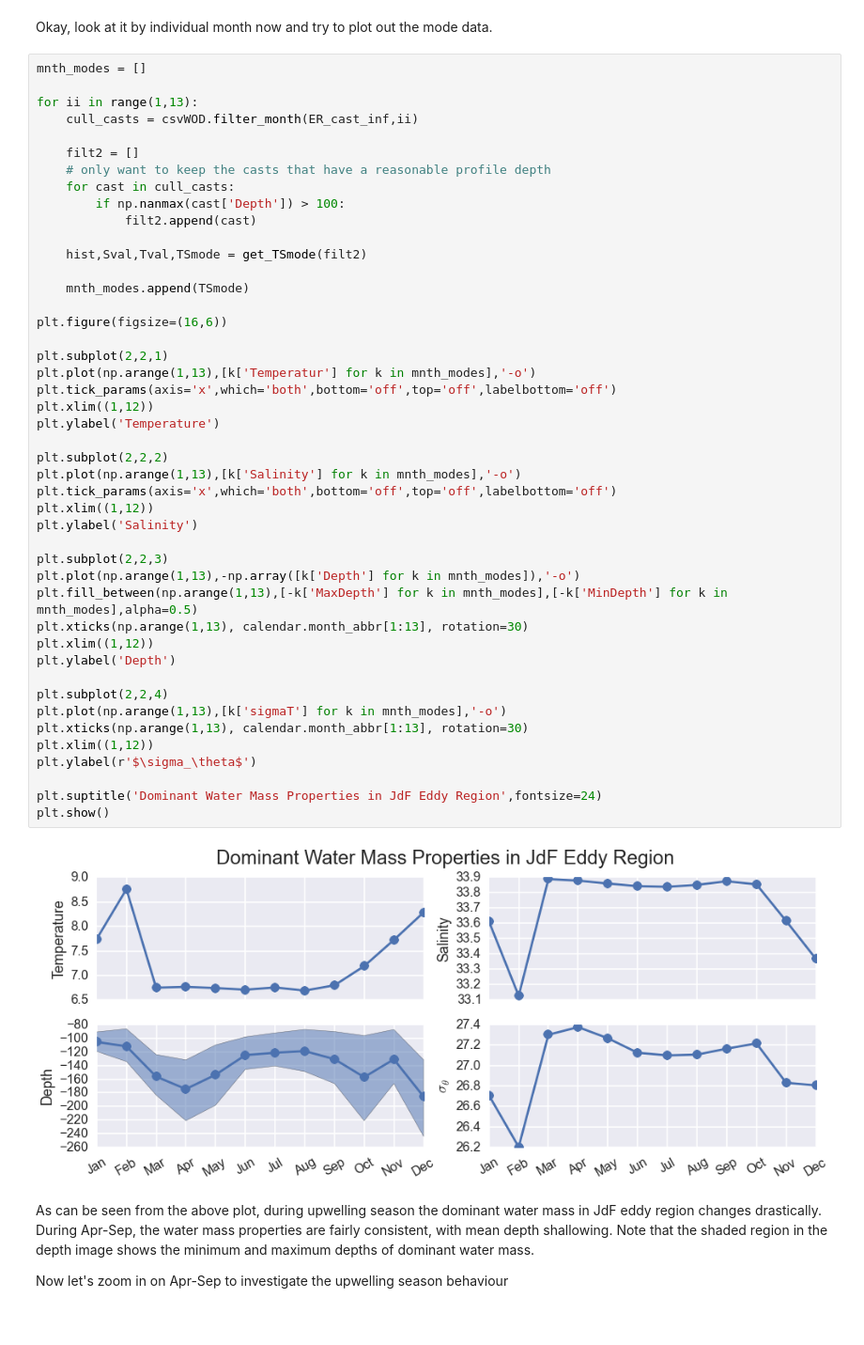
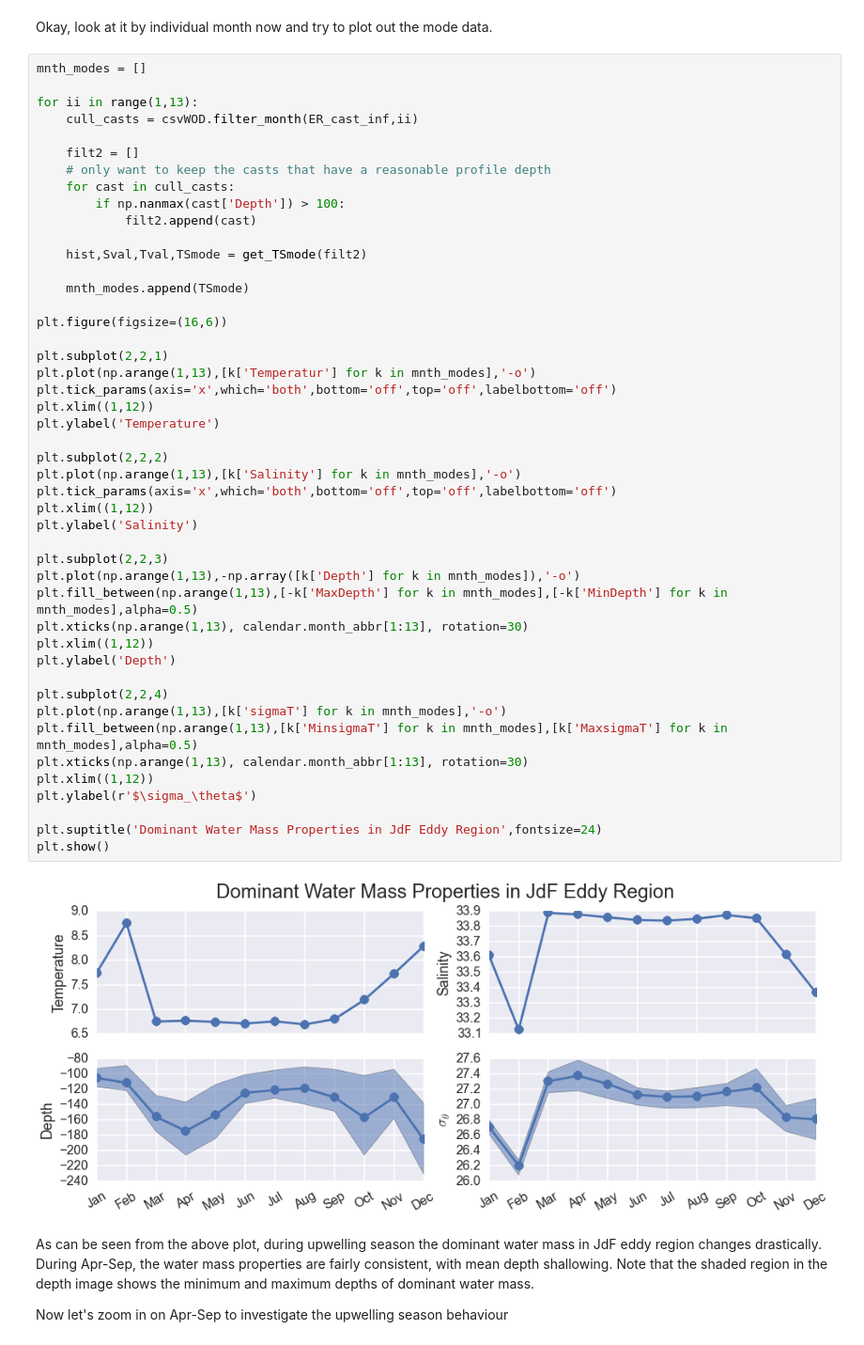
Before and after one commit to UBC-MOAD/falkor_upwelling, a Jupyter notebook: 1_Notebooks/NOAA_eddy_water_variability.ipynb, the cells around one changed output. Shown: that part at 94% size. Drawn from its saved outputs; the diff is of its cells as text.

```diff
--- a/1_Notebooks/NOAA_eddy_water_variability.ipynb
+++ b/1_Notebooks/NOAA_eddy_water_variability.ipynb
@@ -354,34 +354,35 @@ for ii in range(1,13):
 plt.figure(figsize=(16,6))
 
 plt.subplot(2,2,1)
 plt.plot(np.arange(1,13),[k['Temperatur'] for k in mnth_modes],'-o')
 plt.tick_params(axis='x',which='both',bottom='off',top='off',labelbottom='off')
 plt.xlim((1,12))
 plt.ylabel('Temperature')
 
 plt.subplot(2,2,2)
 plt.plot(np.arange(1,13),[k['Salinity'] for k in mnth_modes],'-o')
 plt.tick_params(axis='x',which='both',bottom='off',top='off',labelbottom='off')
 plt.xlim((1,12))
 plt.ylabel('Salinity')
 
 plt.subplot(2,2,3)
 plt.plot(np.arange(1,13),-np.array([k['Depth'] for k in mnth_modes]),'-o')
 plt.fill_between(np.arange(1,13),[-k['MaxDepth'] for k in mnth_modes],[-k['MinDepth'] for k in mnth_modes],alpha=0.5)
 plt.xticks(np.arange(1,13), calendar.month_abbr[1:13], rotation=30)
 plt.xlim((1,12))
 plt.ylabel('Depth')
 
 plt.subplot(2,2,4)
 plt.plot(np.arange(1,13),[k['sigmaT'] for k in mnth_modes],'-o')
+plt.fill_between(np.arange(1,13),[k['MinsigmaT'] for k in mnth_modes],[k['MaxsigmaT'] for k in mnth_modes],alpha=0.5)
 plt.xticks(np.arange(1,13), calendar.month_abbr[1:13], rotation=30)
 plt.xlim((1,12))
 plt.ylabel(r'$\sigma_\theta$')
 
 plt.suptitle('Dominant Water Mass Properties in JdF Eddy Region',fontsize=24)
 plt.show()
 # %% [output]
-[figure, old version]
+[figure, new version]
 # %% [markdown]
 As can be seen from the above plot, during upwelling season the dominant water mass in JdF eddy region changes drastically. During Apr-Sep, the water mass properties are fairly consistent, with mean depth shallowing. Note that the shaded region in the depth image shows the minimum and maximum depths of dominant water mass.
 
```
Also changed, not shown: parts of 4 cells of this notebook.
